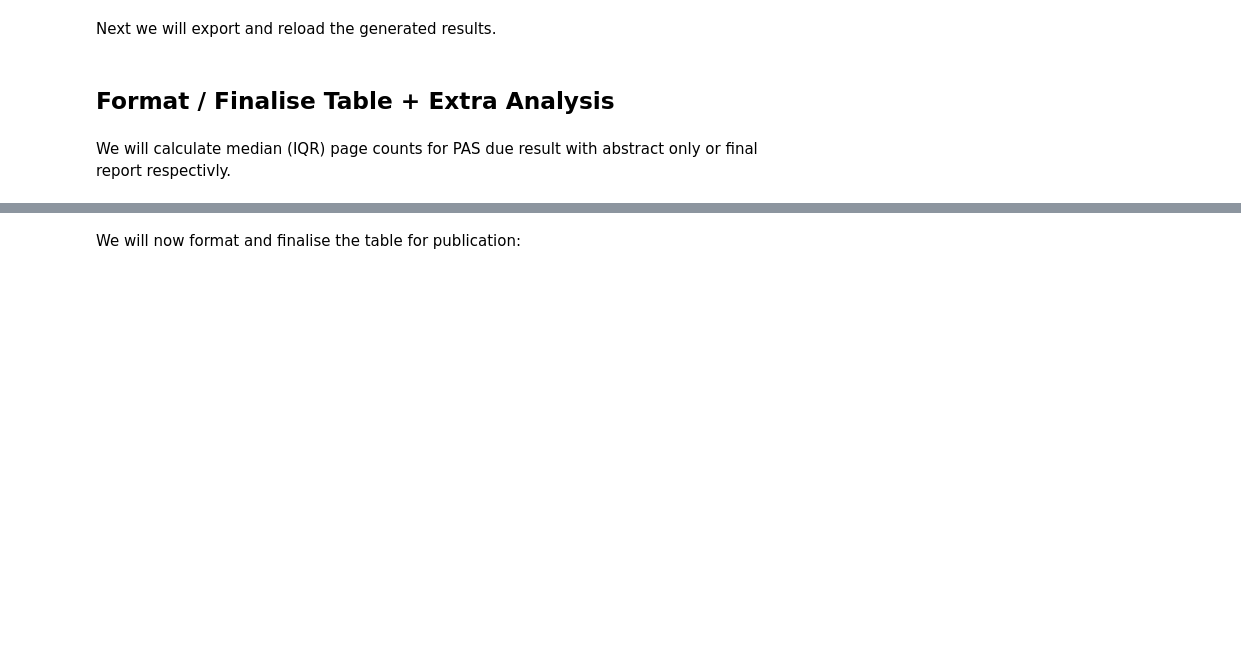
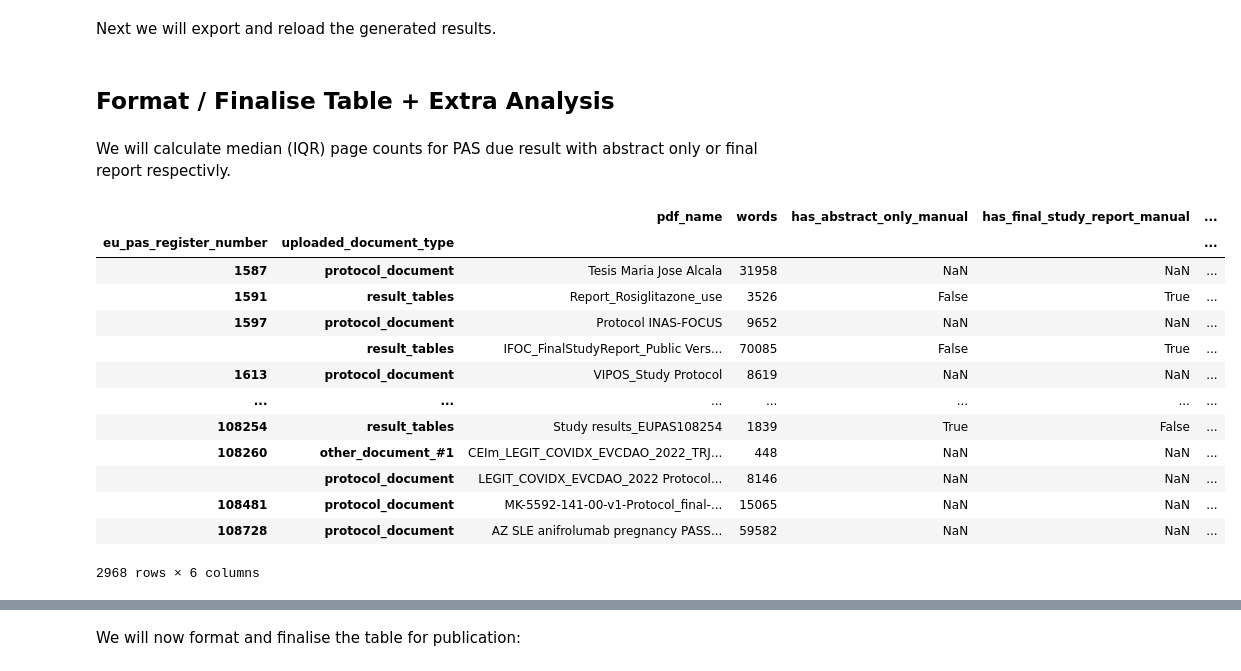
Before and after one commit to EU-PAS-Adherence/EU-PAS-Data-and-Notebooks, a Jupyter notebook: notebooks/extra_analysis/documents_analysis.ipynb, the cells around one changed output, grey strips where cells are left out. Cells and saved outputs as stored; diff of their text form; code cells hidden in the pictures; blank space fills up the shorter version.

Commit message:
Added word count statistic and protocol document type for word and page counts

```diff
--- a/notebooks/extra_analysis/documents_analysis.ipynb
+++ b/notebooks/extra_analysis/documents_analysis.ipynb
@@ -394,7 +394,8 @@ extra_analysis_df = result_df.drop(
 )[[
     # 'URL',
     'pdf_name',
-    'pages'
+    'pages',
+    'words'
 ]].rename_axis(
     ['eu_pas_register_number', 'uploaded_document_type']
 )
@@ -410,7 +411,7 @@ variables_due_result = pd.read_excel(
 outcomes = pd.read_excel(
     '../study_documents/merge_classifications/outcomes_manual_individual.xlsx',
     index_col=[0, 4]
-)[['path', 'manual_document_type', 'has_abstract_only_manual', 'has_final_study_report_manual']]
+)[['path', 'manual_document_type', 'has_abstract_only_manual', 'has_final_study_report_manual', 'has_additional_protocol_manual']]
 
 due_result_with_result = variables_due_result.index.intersection(outcomes.index.get_level_values(0))
 # %%
@@ -485,4 +486,32 @@ paper_abstract_mapping_dict = {
 }
 # %%
 paper_abstract_mapping = pd.Series(paper_abstract_mapping_dict).rename('pages_override').to_frame()
+# %%
+page_word_analysis_df = extra_analysis_df.merge(
+    outcomes, left_index=True, right_index=True, how="left"
+).merge(
+    paper_abstract_mapping,
+    left_on='path',
+    right_index=True,
+    how='left'
+).assign(
+    pages_corrected = lambda df : df['pages_override'].combine_first(df['pages'])
+).drop(["path", "manual_document_type", "pages", "pages_override"], axis="columns")
+
+page_word_analysis_df
+# %% [output]
+|  |  | pdf_name | words | has_abstract_only_manual | has_final_study_report_manual | ... |
+| eu_pas_register_number | uploaded_document_type |  |  |  |  | ... |
+| 1587 | protocol_document | Tesis Maria Jose Alcala | 31958 | NaN | NaN | ... |
+| 1591 | result_tables | Report_Rosiglitazone_use | 3526 | False | True | ... |
+| 1597 | protocol_document | Protocol INAS-FOCUS | 9652 | NaN | NaN | ... |
+|  | result_tables | IFOC_FinalStudyReport_Public Vers... | 70085 | False | True | ... |
+| 1613 | protocol_document | VIPOS_Study Protocol | 8619 | NaN | NaN | ... |
+| ... | ... | ... | ... | ... | ... | ... |
+| 108254 | result_tables | Study results_EUPAS108254 | 1839 | True | False | ... |
+| 108260 | other_document_#1 | CEIm_LEGIT_COVIDX_EVCDAO_2022_TRJ... | 448 | NaN | NaN | ... |
+|  | protocol_document | LEGIT_COVIDX_EVCDAO_2022 Protocol... | 8146 | NaN | NaN | ... |
+| 108481 | protocol_document | MK-5592-141-00-v1-Protocol_final-... | 15065 | NaN | NaN | ... |
+| 108728 | protocol_document | AZ SLE anifrolumab pregnancy PASS... | 59582 | NaN | NaN | ... |
+2968 rows × 6 columns
 # %%
```
Also changed, not shown: parts of 3 cells of this notebook.
